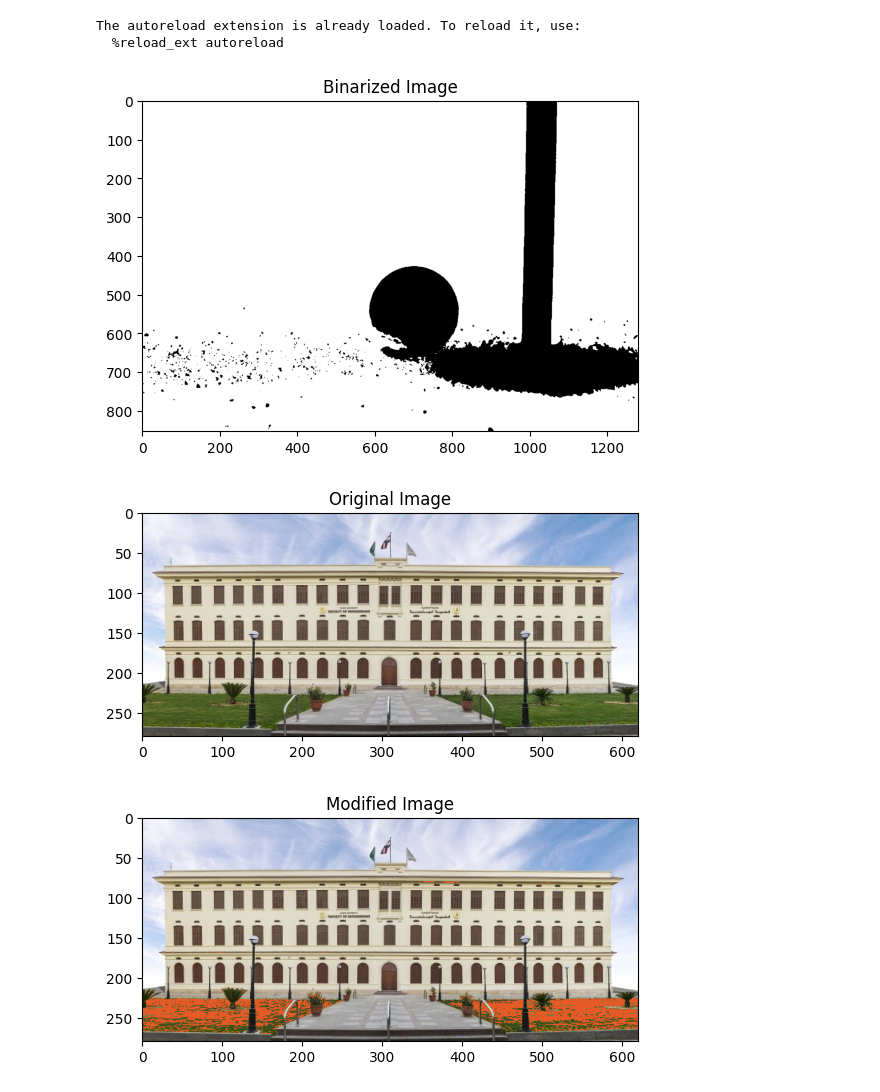
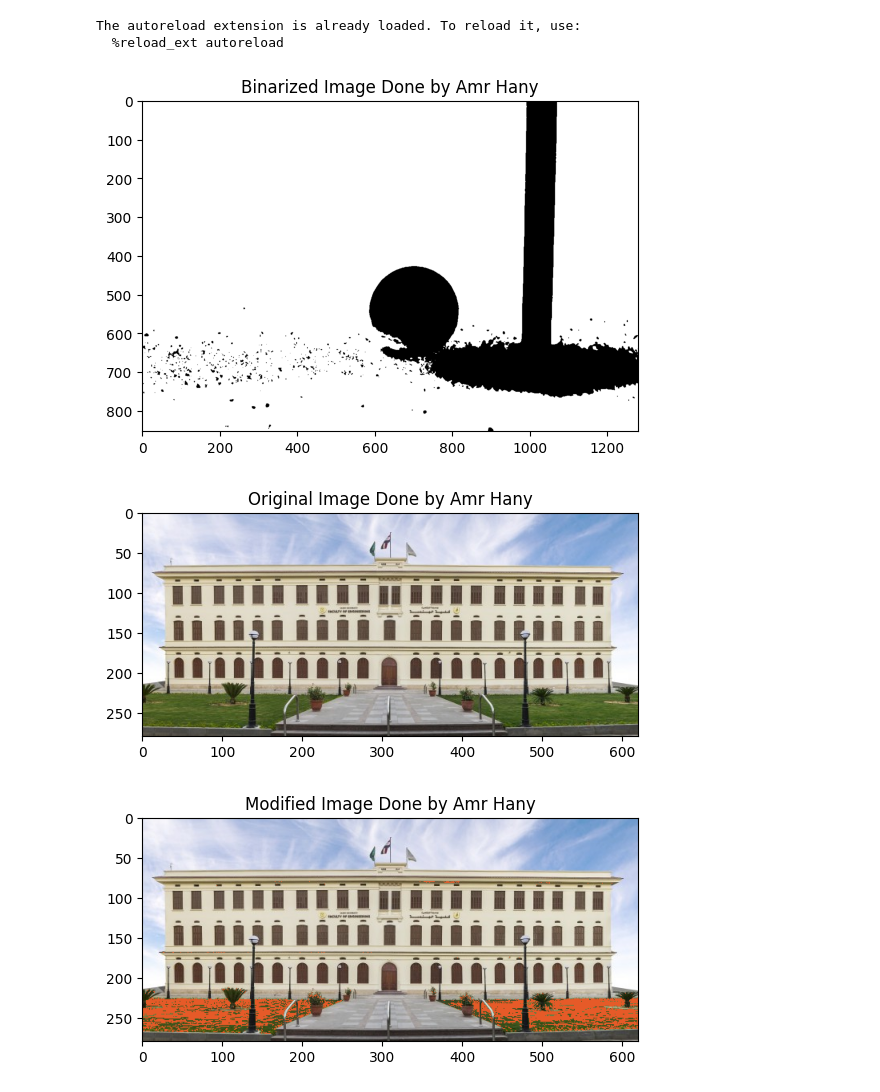
Before and after one commit to MoBahgat010/Image-Processing, a Jupyter notebook: Lab7-Segmentation1-STD/Lab_Seg_1_STD.ipynb, the cells around one changed output. Saved outputs shown, nothing was run; the diff lists cells and outputs as text; code cells hidden in the pictures.

```diff
--- a/Lab7-Segmentation1-STD/Lab_Seg_1_STD.ipynb
+++ b/Lab7-Segmentation1-STD/Lab_Seg_1_STD.ipynb
@@ -56,45 +56,45 @@ binarized_image = mask.astype(float)
 
 
 # 6- display the binarized image
-show_images([binarized_image], ["Binarized Image"])
+show_images([binarized_image], ["Binarized Image Done by Amr Hany"])
 # %% [output]
-[figure, old version]
+[figure, new version]
 # %%
 # 1- Get the required RGB color (Using a color picker)
-# required color is R = 85 , G = 110 , B=50
+# required color is R = 83 , G = 105 , B=50
 
 # 2- Read image
 image = io.imread('./imgs/exp2/cufe.png')
 
-show_images([image], ["Original Image"])
+show_images([image], ["Original Image Done by Amr Hany"])
 
 image = image.astype(float)
 
 
 # 3- extract R, G and B channels (as float)
 R = image[:,:,0]
 G = image[:,:,1]
 B = image[:,:,2]
 
 # 4- calculate differences FOR EACH CHANNEL (between the image and the required pixel value)
 required_color = np.array([83, 105, 50]).astype(float)
 diff_R = np.abs(R - required_color[0])
 diff_G = np.abs(G - required_color[1])
 diff_B = np.abs(B - required_color[2])
 
 # 5- calculate overall distance from the given RGB color (use any appropriate distance measure, take care of the minus distances)
 overall_distance = np.sqrt(diff_R**2 + diff_G**2 + diff_B**2)
 
 # 6-  create a mask by thresholding the differences
 distance_threshold =25
 mask = overall_distance < distance_threshold
 
 # 7- In the input image, Replace the pixels of the mask with the following color
 # R = 230 , G = 90 , B=40
 image[mask] = [230, 90, 40]
 
 # 8- show the image or save it
-show_images([image.astype(np.uint8)], ["Modified Image"])
+show_images([image.astype(np.uint8)], ["Modified Image Done by Amr Hany"])
 # %% [output]
-[figure, old version]
+[figure, new version]
-[figure, old version]
+[figure, new version]
```
